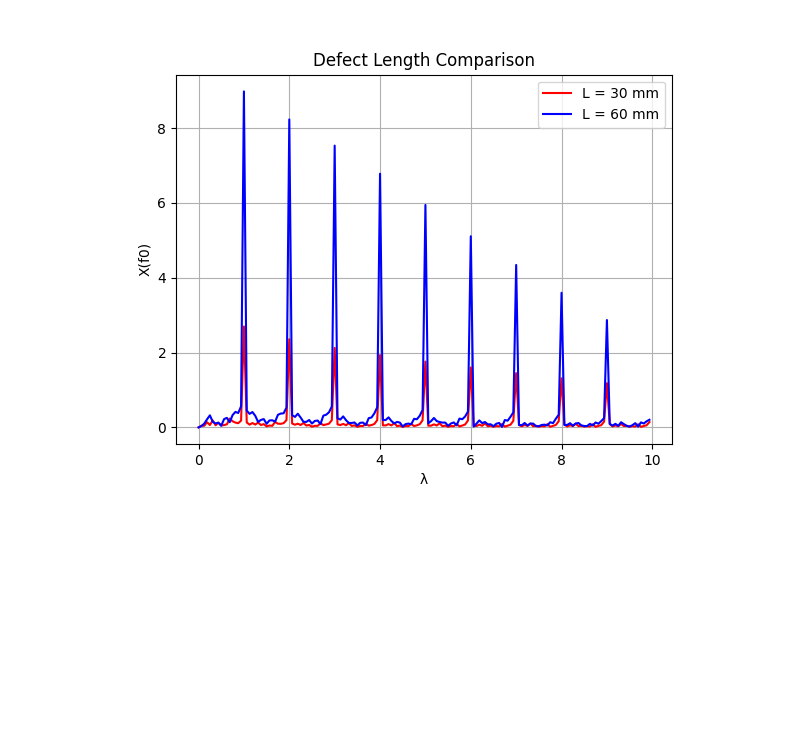
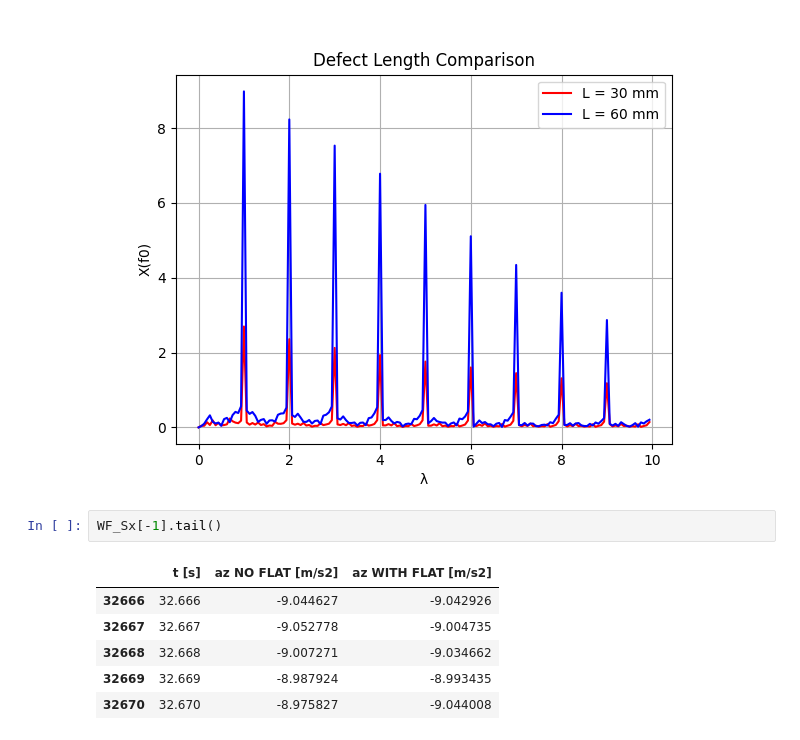
Before and after one commit to androdl96/FlatWheels, a Jupyter notebook: new_simulations.ipynb, the cells around one changed output. Cells and saved outputs as stored; diff of their text form; blank space fills up the shorter version.

```diff
--- a/new_simulations.ipynb
+++ b/new_simulations.ipynb
@@ -231,3 +234,12 @@ plt.title("Defect Length Comparison")
 plt.grid(True)
 # %% [output]
 [figure]
+# %%
+WF_Sx[-1].tail()
+# %% [output]
+|  | t [s] | az NO FLAT [m/s2] | az WITH FLAT [m/s2] |
+| 32666 | 32.666 | -9.044627 | -9.042926 |
+| 32667 | 32.667 | -9.052778 | -9.004735 |
+| 32668 | 32.668 | -9.007271 | -9.034662 |
+| 32669 | 32.669 | -8.987924 | -8.993435 |
+| 32670 | 32.670 | -8.975827 | -9.044008 |
```
Also changed, not shown: parts of 3 cells of this notebook.
